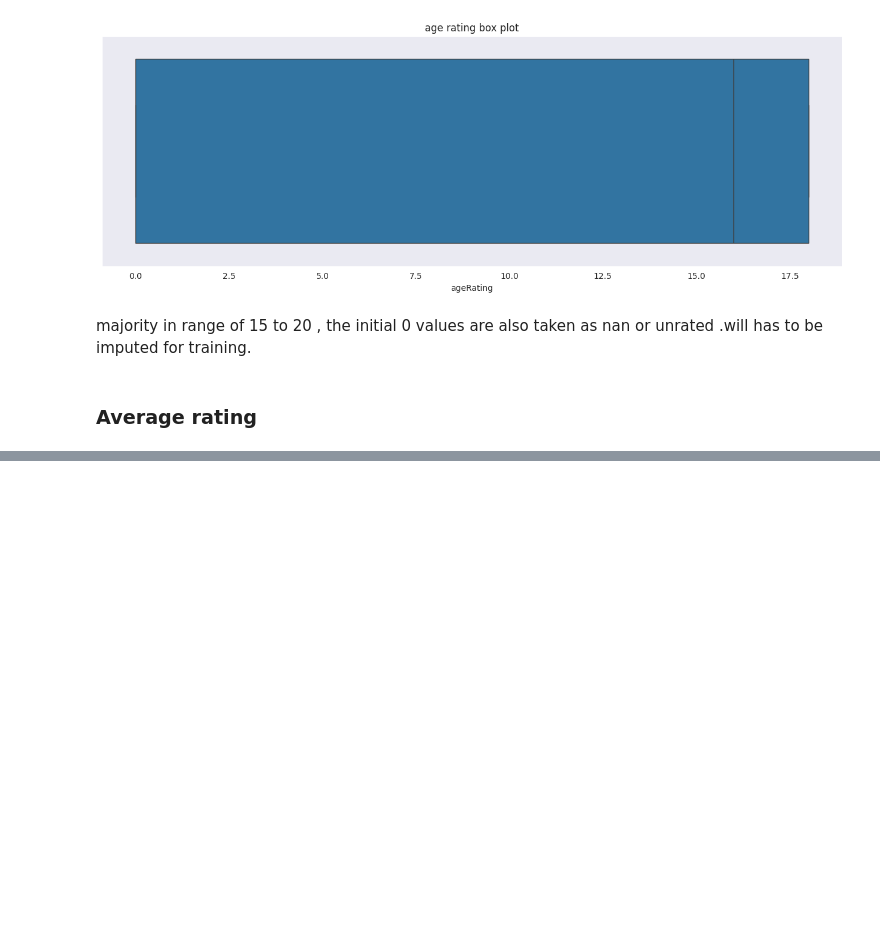
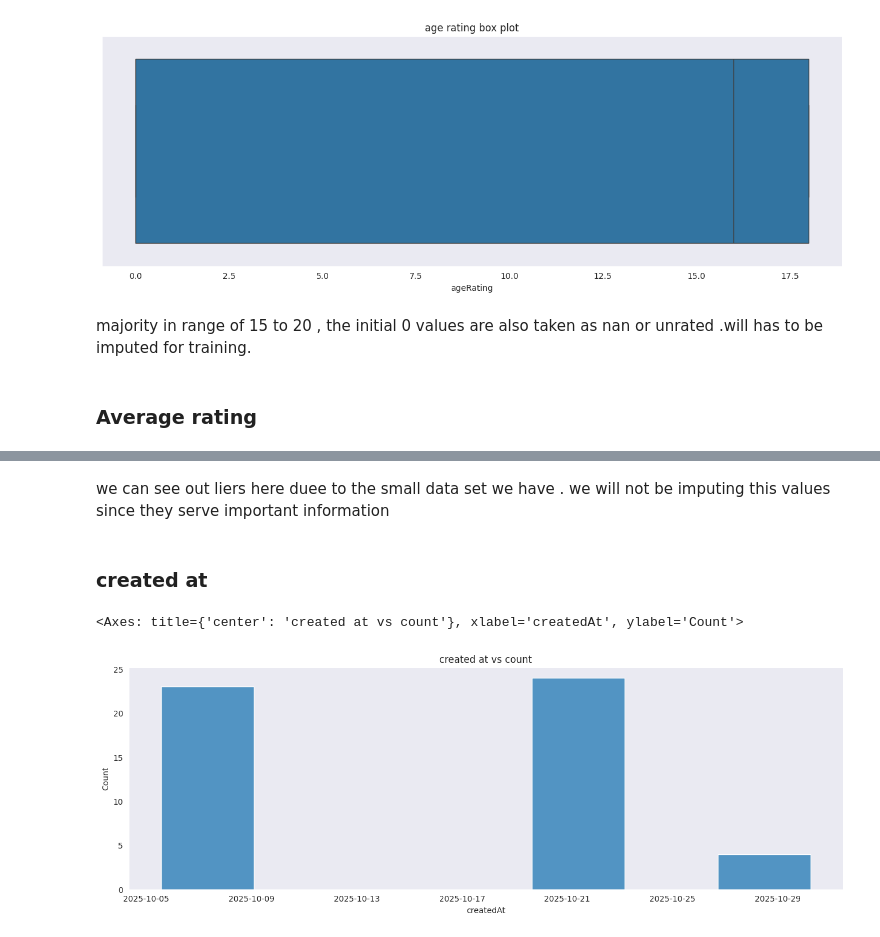
Before and after one commit to Shruthikshetty/media-logger-recommender, a Jupyter notebook: training_notebooks/tv_show_recommedation_model.ipynb, the cells around one changed output, grey strips where cells are left out. Saved outputs shown, nothing was run; the diff lists cells and outputs as text; code cells hidden in the pictures; blank space fills up the shorter version.

```diff
--- a/training_notebooks/tv_show_recommedation_model.ipynb
+++ b/training_notebooks/tv_show_recommedation_model.ipynb
@@ -160,0 +189,14 @@ majority in range of 15 to 20 , the initial 0 values are also taken as nan or un
+# %% [markdown]
+we can see out liers here duee to the small data set we have . we will not be imputing this values since they serve important information
+# %% [markdown]
+### created at
+# %%
+# hist graph of count vs created at time
+sns.set_style("dark");
+plt.figure(figsize=(16 , 5));
+
+plt.title("created at vs count")
+sns.histplot( x = "createdAt" , data = tv_show_df)
+# %% [output]
+<Axes: title={'center': 'created at vs count'}, xlabel='createdAt', ylabel='Count'>
+[figure, added]
```
Also changed, not shown: parts of 29 cells of this notebook.
